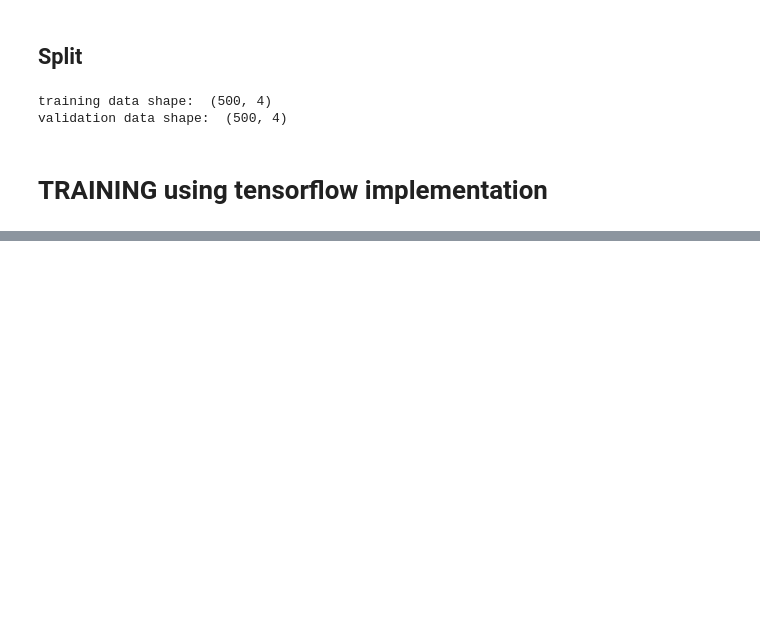
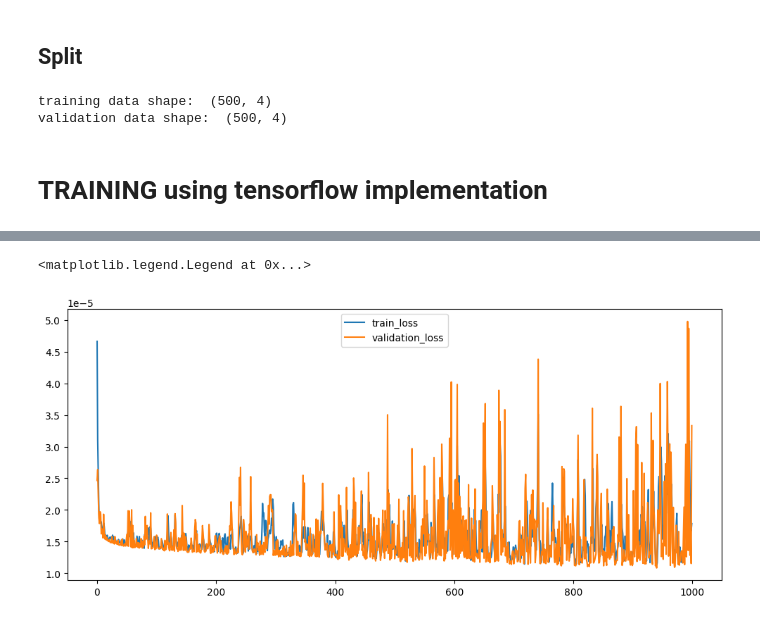
Before and after one commit to opticsensors/HVAC-predictive-control, a Jupyter notebook: notebooks/6.0-anfis-time-series-prediction.ipynb, the cells around one changed output, grey strips where cells are left out. Saved outputs shown, nothing was run; the diff lists cells and outputs as text; code cells hidden in the pictures; blank space fills up the shorter version.

```diff
--- a/notebooks/6.0-anfis-time-series-prediction.ipynb
+++ b/notebooks/6.0-anfis-time-series-prediction.ipynb
@@ -200,0 +245,14 @@ plt.show()
+# %%
+from keras.models import Sequential
+from keras.layers import Dense
+
+model_mlp=Sequential()
+model_mlp.add(Dense(128,activation="relu",input_dim=trnData.shape[1]))
+model_mlp.add(Dense(64,activation="relu"))
+model_mlp.add(Dense(1,activation="selu"))
+model_mlp.compile(loss='mse',optimizer="adam")
+# %%
+history_mlp=model_mlp.fit(trnData,trnLbls,
+                          epochs=1000,
+                          validation_data=(chkData,chkLbls),
+                          batch_size=100)
@@ -200,0 +277,8 @@ plt.show()
+# %%
+fig,ax=plt.subplots(figsize=(12,5))
+ax.plot(history_mlp.history['loss'],label='train_loss')
+ax.plot(history_mlp.history['val_loss'],label='validation_loss')
+ax.legend()
+# %% [output]
+<matplotlib.legend.Legend at 0x...>
+[figure, added]
```
Also changed, not shown: parts of 14 cells of this notebook, 13 other files.
